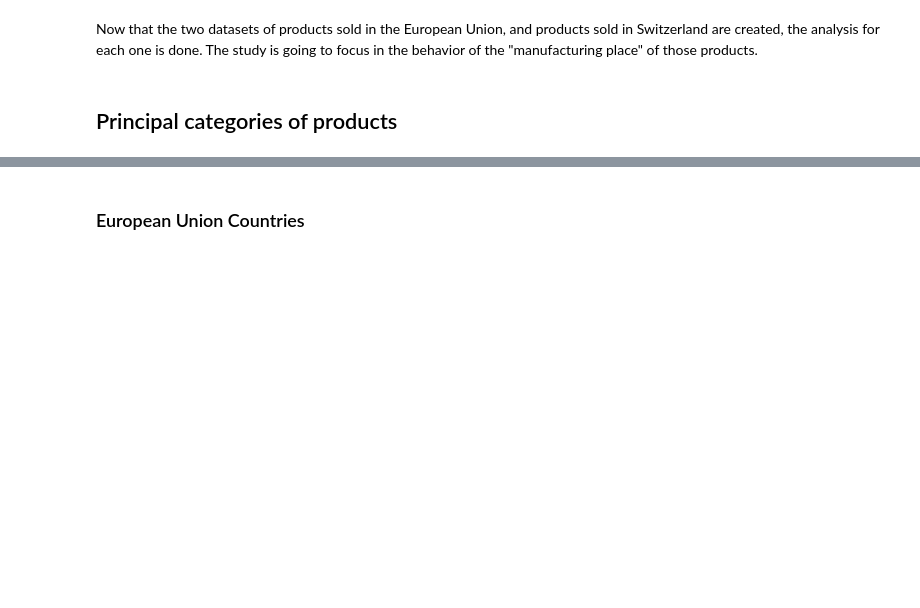
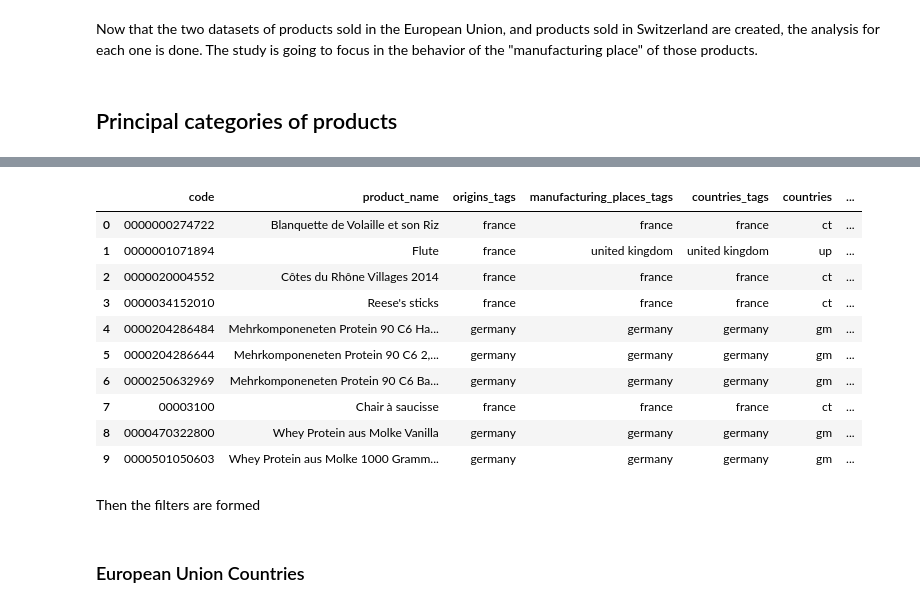
Before and after one commit to MrymZakani/ADA, a Jupyter notebook: project_EU.ipynb, the cells around one changed output, grey strips where cells are left out. Cells and saved outputs as stored; diff of their text form; code cells hidden in the pictures; blank space fills up the shorter version.

```diff
--- a/project_EU.ipynb
+++ b/project_EU.ipynb
@@ -256,3 +544,21 @@ openfood = pd.read_csv(DATA_FOLDER + openfood_file, sep = '\t')
+# %%
+eu_categories_df = eu_sold_data.join(categories_df, eu_sold_data.code == categories_df.code).toPandas()
+# %%
+eu_categories_df.head(10)
+# %% [output]
+|  | code | product_name | origins_tags | manufacturing_places_tags | countries_tags | countries | ... |
+| 0 | 0000000274722 | Blanquette de Volaille et son Riz | france | france | france | ct | ... |
+| 1 | 0000001071894 | Flute | france | united kingdom | united kingdom | up | ... |
+| 2 | 0000020004552 | Côtes du Rhône Villages 2014 | france | france | france | ct | ... |
+| 3 | 0000034152010 | Reese's sticks | france | france | france | ct | ... |
+| 4 | 0000204286484 | Mehrkomponeneten Protein 90 C6 Ha... | germany | germany | germany | gm | ... |
+| 5 | 0000204286644 | Mehrkomponeneten Protein 90 C6 2,... | germany | germany | germany | gm | ... |
+| 6 | 0000250632969 | Mehrkomponeneten Protein 90 C6 Ba... | germany | germany | germany | gm | ... |
+| 7 | 00003100 | Chair à saucisse | france | france | france | ct | ... |
+| 8 | 0000470322800 | Whey Protein aus Molke Vanilla | germany | germany | germany | gm | ... |
+| 9 | 0000501050603 | Whey Protein aus Molke 1000 Gramm... | germany | germany | germany | gm | ... |
+# %% [markdown]
+Then the filters are formed
 # %% [markdown]
 ### European Union Countries
 # %% [markdown]
```
Also changed, not shown: parts of 42 cells of this notebook.
